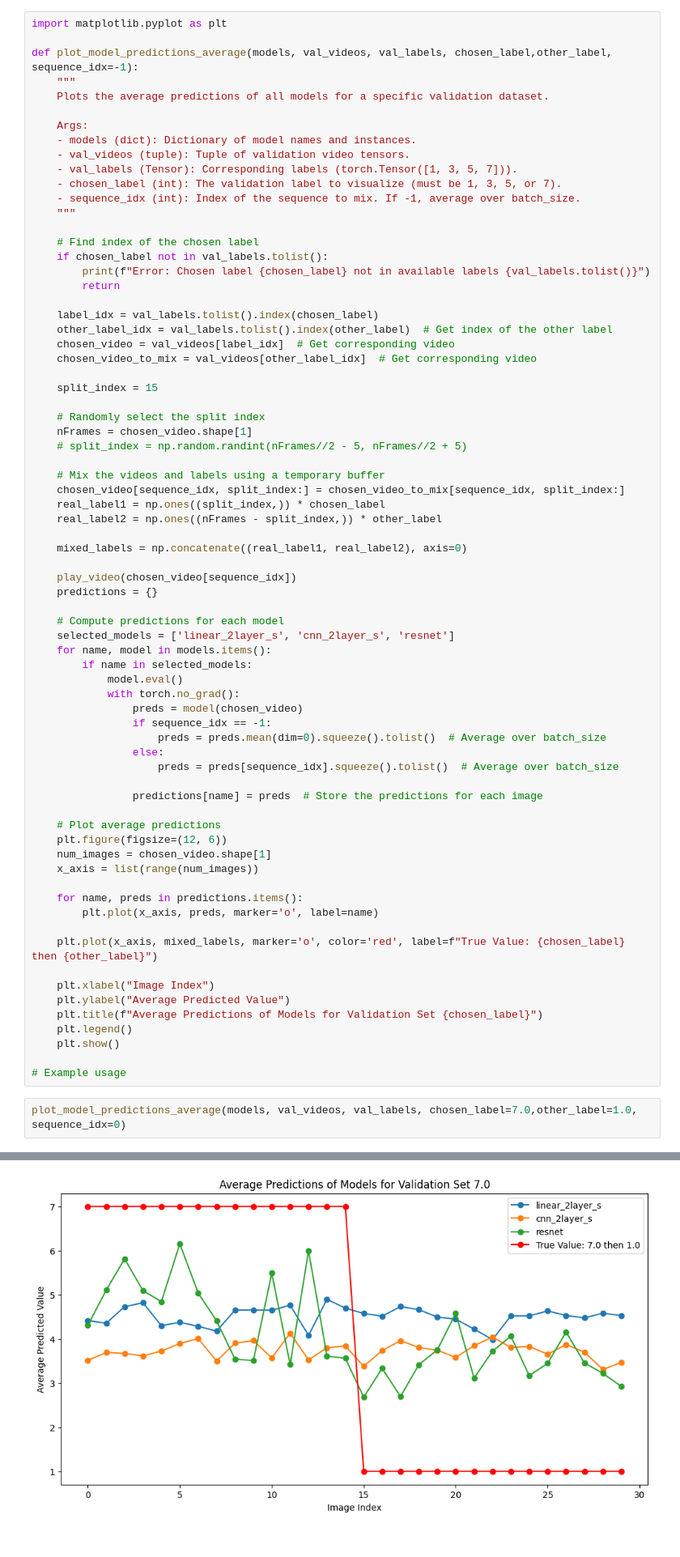
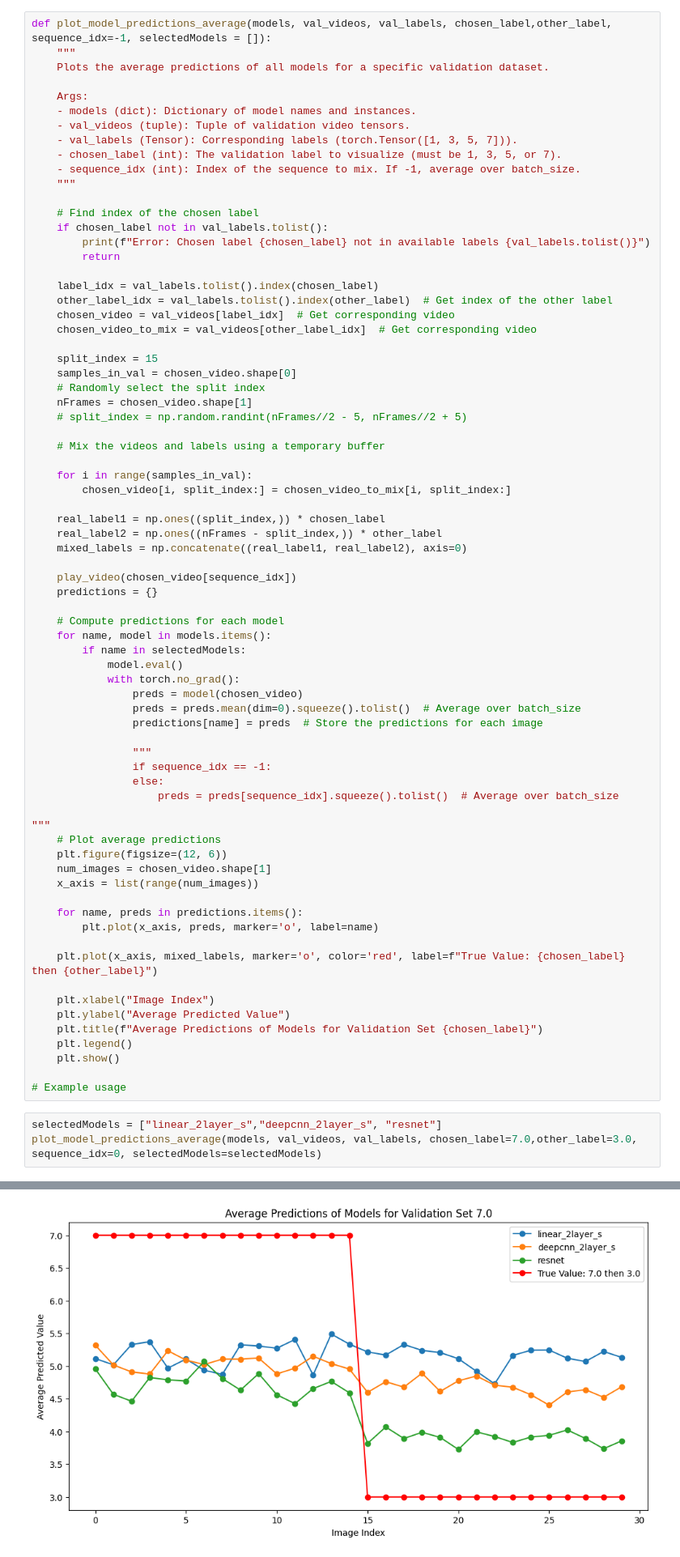
Before and after one commit to Biomedical-Imaging-Group/MolecularDiffusion_MiViT, a Jupyter notebook: train_results_sequences.ipynb, the cells around one changed output, grey strips where cells are left out. Shown at 81% size. Cells and saved outputs as stored; diff of their text form.

```diff
--- a/train_results_sequences.ipynb
+++ b/train_results_sequences.ipynb
@@ -183,9 +184,7 @@ plot_model_predictions_violin(models, val_videos, val_labels, chosen_label=1.0)
 [figure]
 [figure]
 # %%
-import matplotlib.pyplot as plt
-
-def plot_model_predictions_average(models, val_videos, val_labels, chosen_label,other_label, sequence_idx=-1):
+def plot_model_predictions_average(models, val_videos, val_labels, chosen_label,other_label, sequence_idx=-1, selectedModels = []):
     """
     Plots the average predictions of all models for a specific validation dataset.
 
@@ -208,35 +207,38 @@ def plot_model_predictions_average(models, val_videos, val_labels, chosen_label,
     chosen_video_to_mix = val_videos[other_label_idx]  # Get corresponding video
 
     split_index = 15
-
+    samples_in_val = chosen_video.shape[0]
     # Randomly select the split index
     nFrames = chosen_video.shape[1]
     # split_index = np.random.randint(nFrames//2 - 5, nFrames//2 + 5)
 
     # Mix the videos and labels using a temporary buffer
-    chosen_video[sequence_idx, split_index:] = chosen_video_to_mix[sequence_idx, split_index:]
+
+    for i in range(samples_in_val):
+        chosen_video[i, split_index:] = chosen_video_to_mix[i, split_index:]
+
     real_label1 = np.ones((split_index,)) * chosen_label
     real_label2 = np.ones((nFrames - split_index,)) * other_label
-
     mixed_labels = np.concatenate((real_label1, real_label2), axis=0)
 
     play_video(chosen_video[sequence_idx])
     predictions = {}
 
     # Compute predictions for each model
-    selected_models = ['linear_2layer_s', 'cnn_2layer_s', 'resnet']
     for name, model in models.items():
-        if name in selected_models:
+        if name in selectedModels:
             model.eval()
             with torch.no_grad():
                 preds = model(chosen_video)
+                preds = preds.mean(dim=0).squeeze().tolist()  # Average over batch_size
+                predictions[name] = preds  # Store the predictions for each image
+
+                """
                 if sequence_idx == -1:
-                    preds = preds.mean(dim=0).squeeze().tolist()  # Average over batch_size
                 else:
                     preds = preds[sequence_idx].squeeze().tolist()  # Average over batch_size
 
-                predictions[name] = preds  # Store the predictions for each image
-
+"""
     # Plot average predictions
     plt.figure(figsize=(12, 6))
     num_images = chosen_video.shape[1]
@@ -255,5 +257,6 @@ def plot_model_predictions_average(models, val_videos, val_labels, chosen_label,
 
 # Example usage
 # %%
-plot_model_predictions_average(models, val_videos, val_labels, chosen_label=7.0,other_label=1.0, sequence_idx=0)
+selectedModels = ["linear_2layer_s","deepcnn_2layer_s", "resnet"]
+plot_model_predictions_average(models, val_videos, val_labels, chosen_label=7.0,other_label=3.0, sequence_idx=0, selectedModels=selectedModels)
 # %% [output]
@@ -261,5 +264,5 @@ vmin: -0.062745101749897 vmax: 1.0372549295425415 mean: 0.20
 [interactive output not drawn]
-[figure, old version]
+[figure, new version]
 # %%
 import torch
 import matplotlib.pyplot as plt
```
Also changed, not shown: parts of 3 cells of this notebook, 1 other file.
